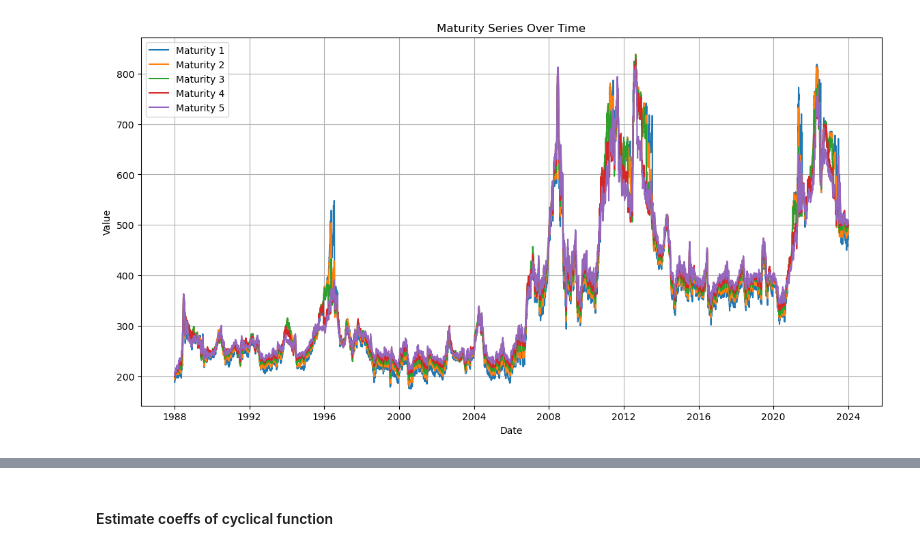
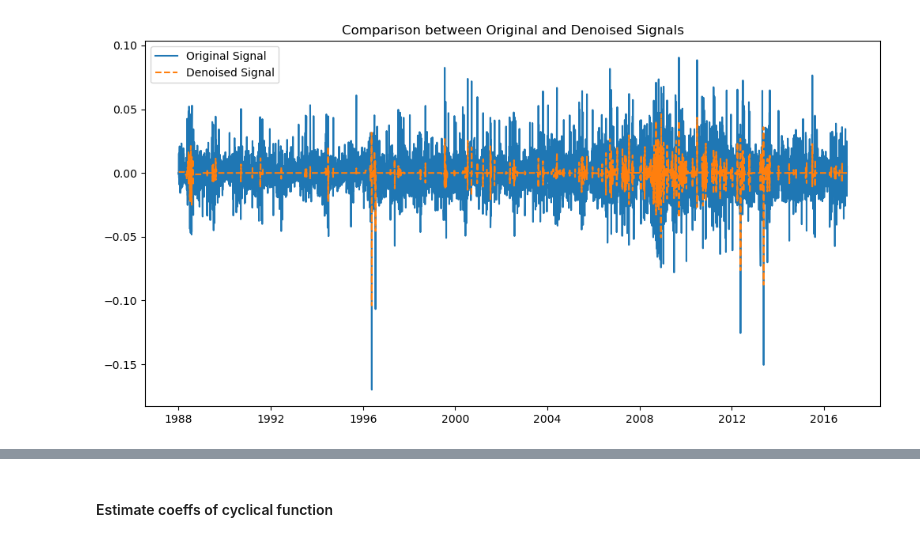
Before and after one commit to NaimLehbiben/Gestion-Quantitative, a Jupyter notebook: wavelet.ipynb, the cells around one changed output, grey strips where cells are left out. Saved outputs shown, nothing was run; the diff lists cells and outputs as text; code cells hidden in the pictures.

```diff
--- a/wavelet.ipynb
+++ b/wavelet.ipynb
@@ -27,14 +36,0 @@ panel_data_df
-# %%
-# Plotting the series
-plt.figure(figsize=(14, 7))
-for column in panel_data_df.columns:
-    plt.plot(panel_data_df.index, panel_data_df[column], label=column)
-
-plt.title('Maturity Series Over Time')
-plt.xlabel('Date')
-plt.ylabel('Value')
-plt.legend()
-plt.grid(True)
-plt.show()
-# %% [output]
-[figure, removed]
@@ -43,25 +37,41 @@ denoised_return_df, prices_reconstructed_df =denoise_all_signal(panel_data_df, w
 # %%
 return_df = panel_data_df.pct_change(1).fillna(0)
 signal = return_df.iloc[:,1]
 wavelet='db1'
-level = 1
+level = 0
 # Découper la transformée en ondelettes
-coeffs = pywt.wavedec(signal, wavelet)
+coeffs = pywt.wavedec(signal, wavelet, mode="per")
 
 def madev(d, axis=None):
     """ Mean absolute deviation of a signal """
     return np.mean(np.absolute(d - np.mean(d, axis)), axis)
 
 # Calculer le seuil universel
-sigma = madev(coeffs[-level])/ 0.6745
-#sigma = np.median(np.abs(coeffs[timescale])) / 0.6745
+sigma = madev(coeffs[level])/ 0.6745
+#sigma = np.median(np.abs(coeffs[level])) / 0.6745
 threshold = sigma * np.sqrt(2 * np.log(len(signal)))
 
 # Appliquer le seuil
 coeffs_thresholded = [pywt.threshold(c, threshold, mode='soft') for c in coeffs]
+#coeffs[1:]= [pywt.threshold(c, threshold, mode='soft') for c in coeffs[1:]]
 
 # Reconstruire le signal débruité
-denoised_signal = pywt.waverec(coeffs_thresholded, wavelet)
+denoised_signal = pywt.waverec(coeffs_thresholded, wavelet, mode="per")
+denoised_series = denoised_signal[:len(return_df)]  # Ajuster à la longueur originale si nécessaire
+denoised_return_df = pd.DataFrame(denoised_series, index=return_df.index)
+
+# Fonction pour afficher la comparaison entre le signal original et le signal débruité
+def plot_comparison(original, denoised):
+    plt.figure(figsize=(12, 6))
+    plt.plot(original, label='Original Signal')
+    plt.plot(denoised, label='Denoised Signal', linestyle='--')
+    plt.title('Comparison between Original and Denoised Signals')
+    plt.legend()
+    plt.show()
+    # Appel de la fonction de comparaison pour visualiser les résultats
+plot_comparison(signal, denoised_return_df)
+# %% [output]
+[figure, added]
 # %%
 thresholds = []
 for i in range(len(coeffs)):
```
Also changed, not shown: parts of 9 cells of this notebook, 5 other files.
